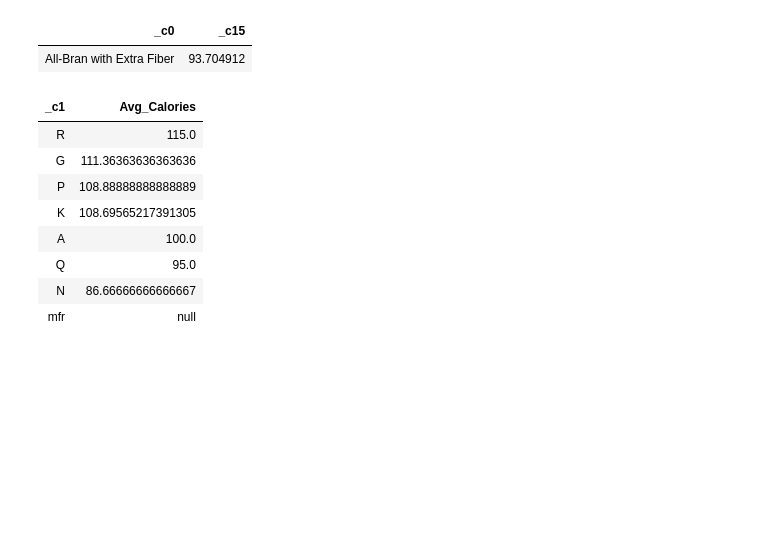
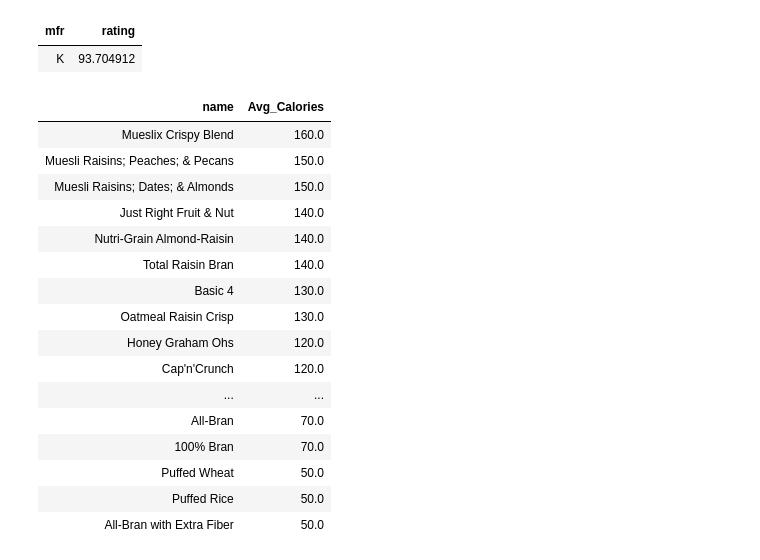
Before and after one commit to therealzella/IDS706_PySpark_Data_Processing, a Jupyter notebook: IDS706_PySpark_Data_Processing_Assignment.ipynb, the cells around one changed output. Saved outputs shown, nothing was run; the diff lists cells and outputs as text; code cells hidden in the pictures; blank space fills up the shorter version.

```diff
--- a/IDS706_PySpark_Data_Processing_Assignment.ipynb
+++ b/IDS706_PySpark_Data_Processing_Assignment.ipynb
@@ -72,28 +77,36 @@ select * from `cereal_csv`
 # %%
 %sql
-SELECT _c0, _c15
+SELECT mfr, rating
 FROM cereal_csv
-WHERE _c15 > 80
-ORDER BY _c15 DESC
+WHERE rating > 80
+ORDER BY rating DESC
 # %% [output]
-| _c0 | _c15 |
-| All-Bran with Extra Fiber | 93.704912 |
+| mfr | rating |
+| K | 93.704912 |
 # %%
 %sql
-SELECT _c1, AVG(_c3) AS Avg_Calories
+SELECT name, AVG(calories) AS Avg_Calories
 FROM cereal_csv
-GROUP BY _c1
+GROUP BY name
 ORDER BY Avg_Calories DESC
 # %% [output]
-| _c1 | Avg_Calories |
-| R | 115.0 |
-| G | 111.36363636363636 |
-| P | 108.88888888888889 |
-| K | 108.69565217391305 |
-| A | 100.0 |
-| Q | 95.0 |
-| N | 86.66666666666667 |
-| mfr | null |
+| name | Avg_Calories |
+| Mueslix Crispy Blend | 160.0 |
+| Muesli Raisins; Peaches; & Pecans | 150.0 |
+| Muesli Raisins; Dates; & Almonds | 150.0 |
+| Just Right Fruit & Nut | 140.0 |
+| Nutri-Grain Almond-Raisin | 140.0 |
+| Total Raisin Bran | 140.0 |
+| Basic 4 | 130.0 |
+| Oatmeal Raisin Crisp | 130.0 |
+| Honey Graham Ohs | 120.0 |
+| Cap'n'Crunch | 120.0 |
+| ... | ... |
+| All-Bran | 70.0 |
+| 100% Bran | 70.0 |
+| Puffed Wheat | 50.0 |
+| Puffed Rice | 50.0 |
+| All-Bran with Extra Fiber | 50.0 |
 # %%
 permanent_table_name = "cereal_csv"
 
```
Also changed, not shown: parts of 4 cells of this notebook.
